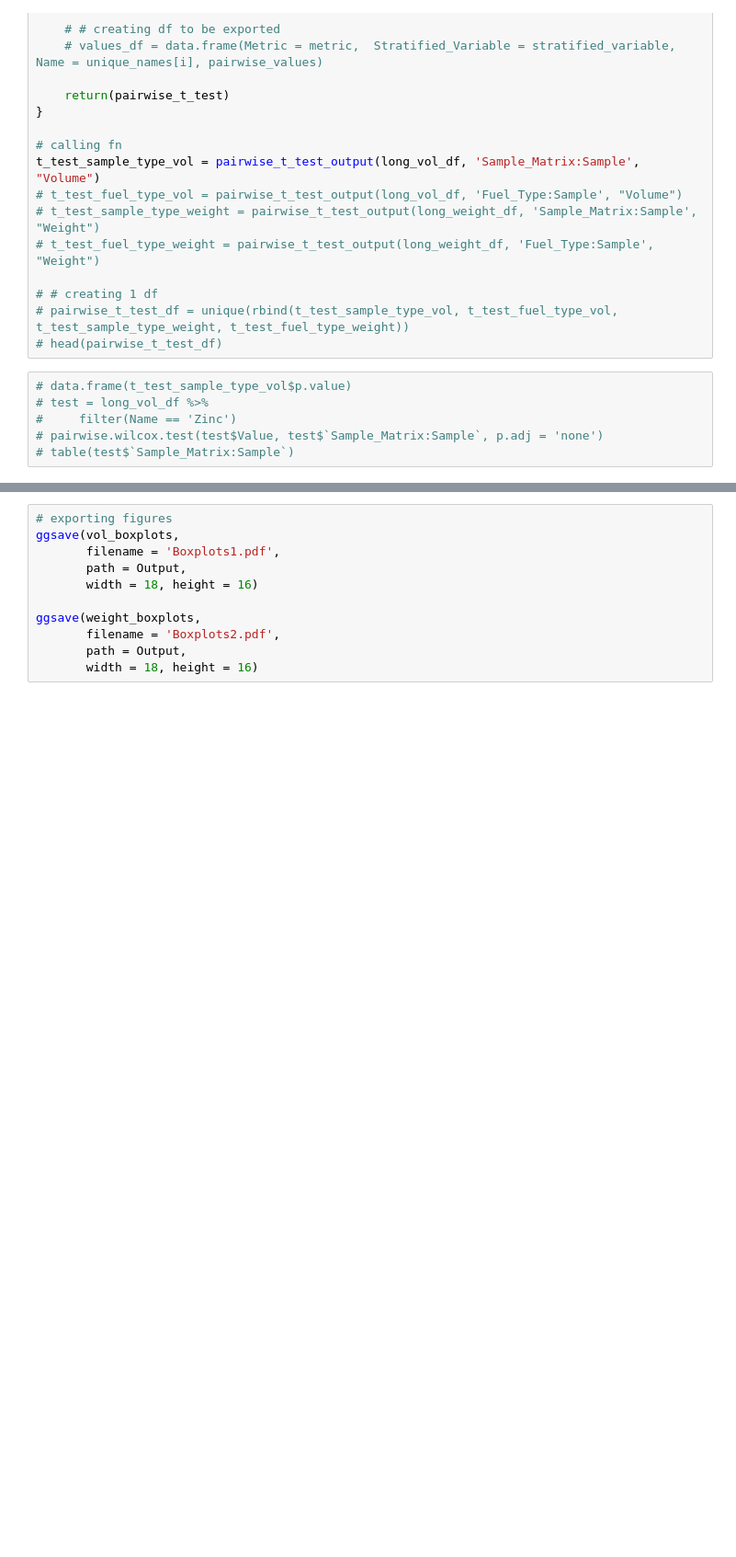
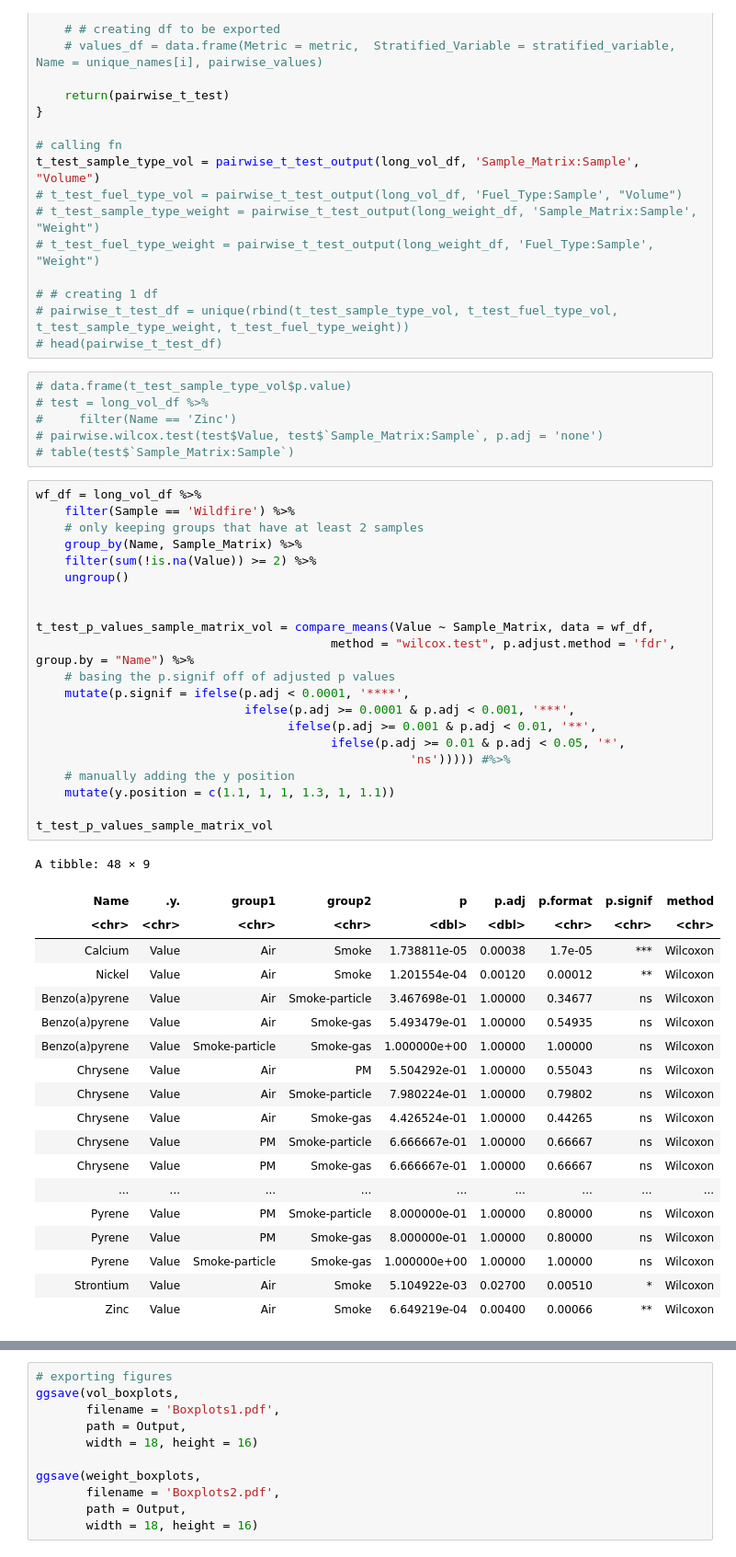
Before and after one commit to UNC-CEMALB/P1015.-Wildfire_Suffcient_Similiarity, a Jupyter notebook: 3. Individual Distribution Analyses/Boxplots.ipynb, the cells around one changed output, grey strips where cells are left out. Shown at 92% size. Drawn from its saved outputs; the diff is of its cells as text; blank space fills up the shorter version.

```diff
--- a/3. Individual Distribution Analyses/Boxplots.ipynb
+++ b/3. Individual Distribution Analyses/Boxplots.ipynb
@@ -615,6 +615,47 @@ t_test_sample_type_vol = pairwise_t_test_output(long_vol_df, 'Sample_Matrix:Samp
 #     filter(Name == 'Zinc')
 # pairwise.wilcox.test(test$Value, test$`Sample_Matrix:Sample`, p.adj = 'none')
 # table(test$`Sample_Matrix:Sample`)
+# %%
+wf_df = long_vol_df %>%
+    filter(Sample == 'Wildfire') %>%
+    # only keeping groups that have at least 2 samples
+    group_by(Name, Sample_Matrix) %>%
+    filter(sum(!is.na(Value)) >= 2) %>%
+    ungroup()
+
+
+t_test_p_values_sample_matrix_vol = compare_means(Value ~ Sample_Matrix, data = wf_df,
+                                         method = "wilcox.test", p.adjust.method = 'fdr', group.by = "Name") %>%
+    # basing the p.signif off of adjusted p values
+    mutate(p.signif = ifelse(p.adj < 0.0001, '****',
+                             ifelse(p.adj >= 0.0001 & p.adj < 0.001, '***',
+                                   ifelse(p.adj >= 0.001 & p.adj < 0.01, '**',
+                                         ifelse(p.adj >= 0.01 & p.adj < 0.05, '*',
+                                                    'ns'))))) #%>%
+    # manually adding the y position
+    mutate(y.position = c(1.1, 1, 1, 1.3, 1, 1.1))
+
+t_test_p_values_sample_matrix_vol
+# %% [output]
+A tibble: 48 × 9
+| Name | .y. | group1 | group2 | p | p.adj | p.format | p.signif | method |
+| <chr> | <chr> | <chr> | <chr> | <dbl> | <dbl> | <chr> | <chr> | <chr> |
+| Calcium | Value | Air | Smoke | 1.738811e-05 | 0.00038 | 1.7e-05 | *** | Wilcoxon |
+| Nickel | Value | Air | Smoke | 1.201554e-04 | 0.00120 | 0.00012 | ** | Wilcoxon |
+| Benzo(a)pyrene | Value | Air | Smoke-particle | 3.467698e-01 | 1.00000 | 0.34677 | ns | Wilcoxon |
+| Benzo(a)pyrene | Value | Air | Smoke-gas | 5.493479e-01 | 1.00000 | 0.54935 | ns | Wilcoxon |
+| Benzo(a)pyrene | Value | Smoke-particle | Smoke-gas | 1.000000e+00 | 1.00000 | 1.00000 | ns | Wilcoxon |
+| Chrysene | Value | Air | PM | 5.504292e-01 | 1.00000 | 0.55043 | ns | Wilcoxon |
+| Chrysene | Value | Air | Smoke-particle | 7.980224e-01 | 1.00000 | 0.79802 | ns | Wilcoxon |
+| Chrysene | Value | Air | Smoke-gas | 4.426524e-01 | 1.00000 | 0.44265 | ns | Wilcoxon |
+| Chrysene | Value | PM | Smoke-particle | 6.666667e-01 | 1.00000 | 0.66667 | ns | Wilcoxon |
+| Chrysene | Value | PM | Smoke-gas | 6.666667e-01 | 1.00000 | 0.66667 | ns | Wilcoxon |
+| ... | ... | ... | ... | ... | ... | ... | ... | ... |
+| Pyrene | Value | PM | Smoke-particle | 8.000000e-01 | 1.00000 | 0.80000 | ns | Wilcoxon |
+| Pyrene | Value | PM | Smoke-gas | 8.000000e-01 | 1.00000 | 0.80000 | ns | Wilcoxon |
+| Pyrene | Value | Smoke-particle | Smoke-gas | 1.000000e+00 | 1.00000 | 1.00000 | ns | Wilcoxon |
+| Strontium | Value | Air | Smoke | 5.104922e-03 | 0.02700 | 0.00510 | * | Wilcoxon |
+| Zinc | Value | Air | Smoke | 6.649219e-04 | 0.00400 | 0.00066 | ** | Wilcoxon |
 # %%
 options(repr.plot.width=18, repr.plot.height=16) #changing size
 
```
Also changed, not shown: parts of 5 cells of this notebook.
